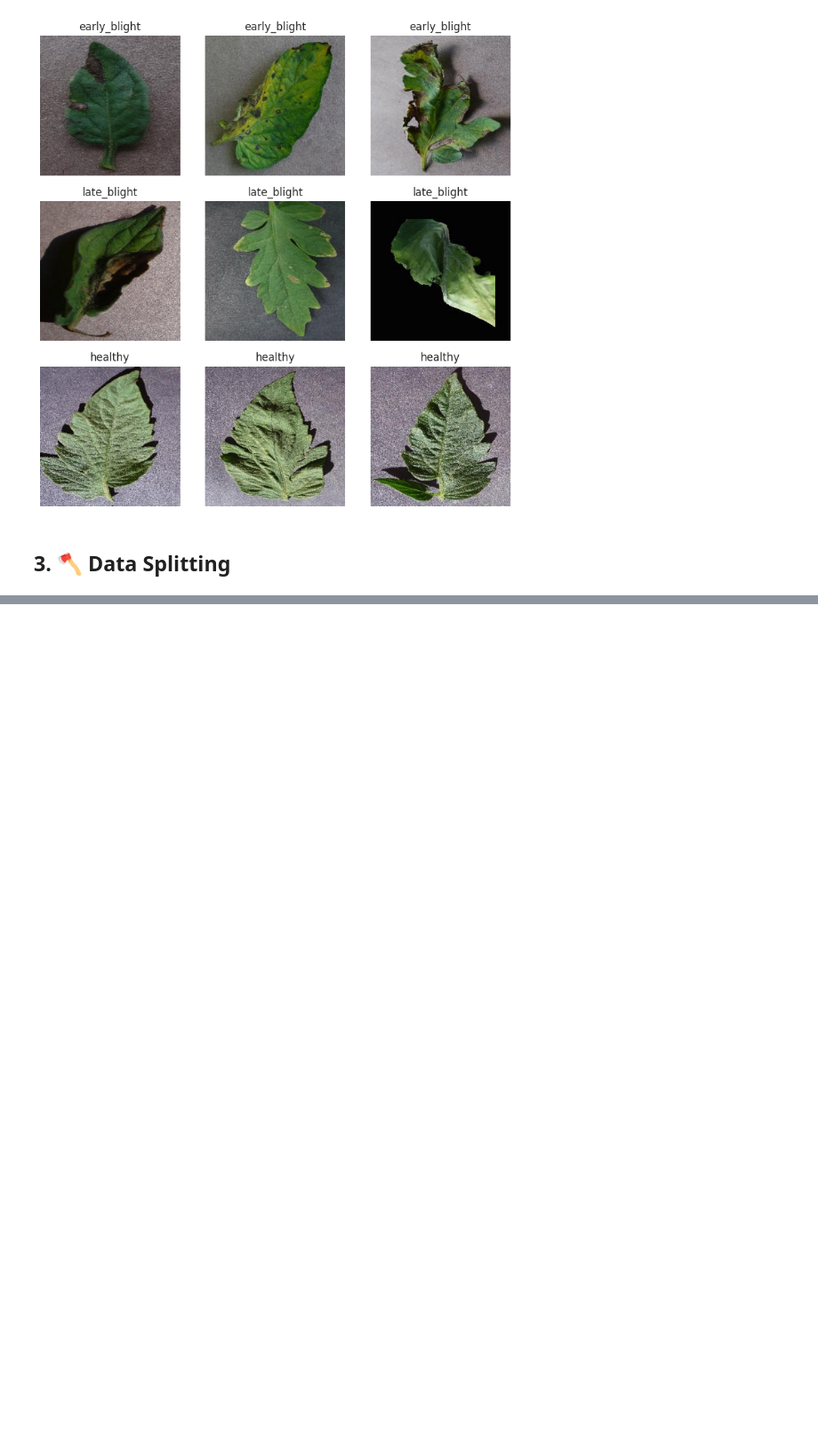
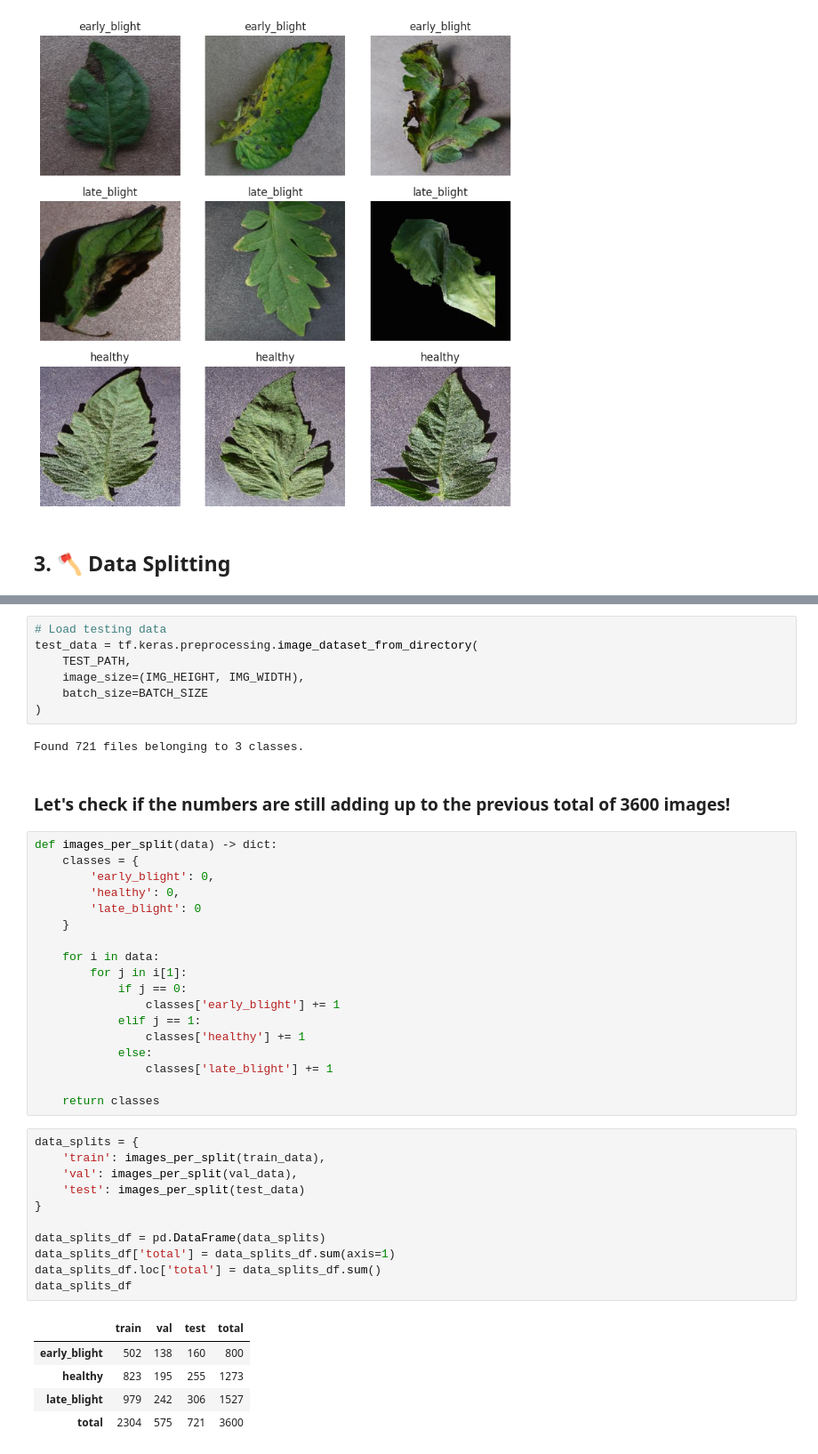
Before and after one commit to Kaaykun/TomatoLeafDisease, a Jupyter notebook: notebooks/TomatoLeafDisease.ipynb, the cells around one changed output, grey strips where cells are left out. Shown at 89% size. Cells and saved outputs as stored; diff of their text form; blank space fills up the shorter version.

Commit message:
Completed data splitting

```diff
--- a/notebooks/TomatoLeafDisease.ipynb
+++ b/notebooks/TomatoLeafDisease.ipynb
@@ -212,0 +233,46 @@ plt.show()
+# %%
+# Load testing data
+test_data = tf.keras.preprocessing.image_dataset_from_directory(
+    TEST_PATH,
+    image_size=(IMG_HEIGHT, IMG_WIDTH),
+    batch_size=BATCH_SIZE
+)
+# %% [output]
+Found 721 files belonging to 3 classes.
+# %% [markdown]
+### Let's check if the numbers are still adding up to the previous total of 3600 images!
+# %%
+def images_per_split(data) -> dict:
+    classes = {
+        'early_blight': 0,
+        'healthy': 0,
+        'late_blight': 0
+    }
+
+    for i in data:
+        for j in i[1]:
+            if j == 0:
+                classes['early_blight'] += 1
+            elif j == 1:
+                classes['healthy'] += 1
+            else:
+                classes['late_blight'] += 1
+
+    return classes
+# %%
+data_splits = {
+    'train': images_per_split(train_data),
+    'val': images_per_split(val_data),
+    'test': images_per_split(test_data)
+}
+
+data_splits_df = pd.DataFrame(data_splits)
+data_splits_df['total'] = data_splits_df.sum(axis=1)
+data_splits_df.loc['total'] = data_splits_df.sum()
+data_splits_df
+# %% [output]
+|  | train | val | test | total |
+| early_blight | 502 | 138 | 160 | 800 |
+| healthy | 823 | 195 | 255 | 1273 |
+| late_blight | 979 | 242 | 306 | 1527 |
+| total | 2304 | 575 | 721 | 3600 |
```
Also changed, not shown: parts of 4 cells of this notebook.
